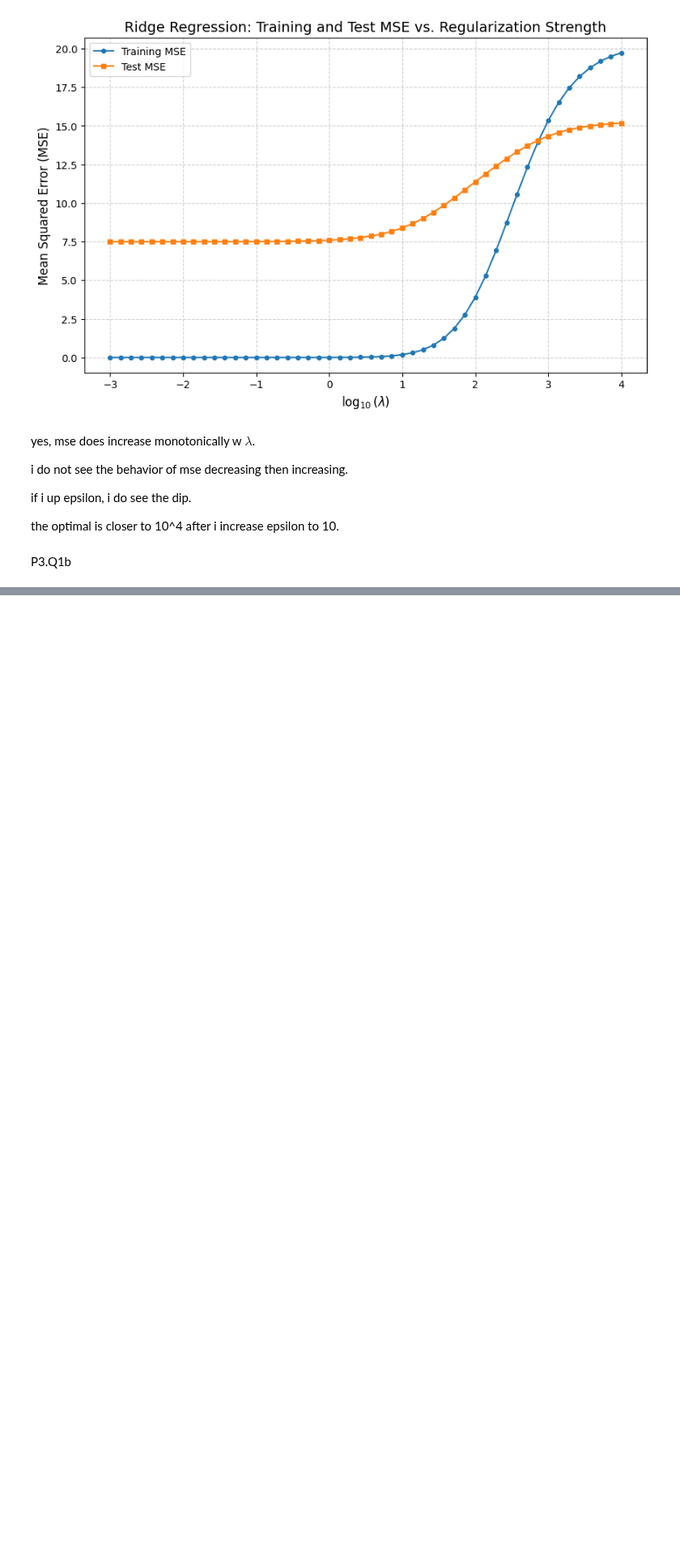
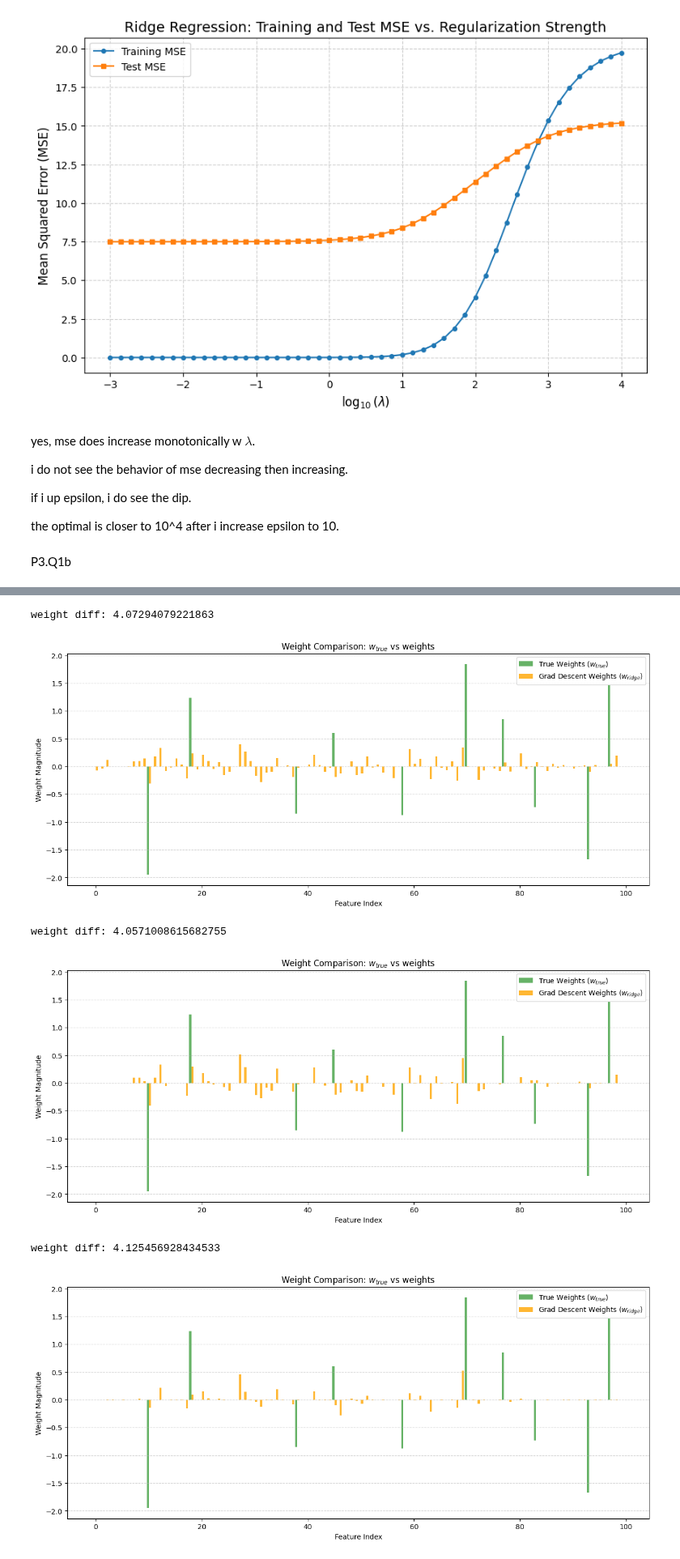
Before and after one commit to splake975/ucsc-2025-2026, a Jupyter notebook: spring_2026/CSE_242/hw2/hw2.ipynb, the cells around one changed output, grey strips where cells are left out. Shown at 81% size. Drawn from its saved outputs; the diff is of its cells as text; code cells hidden in the pictures; blank space fills up the shorter version.

```diff
--- a/spring_2026/CSE_242/hw2/hw2.ipynb
+++ b/spring_2026/CSE_242/hw2/hw2.ipynb
@@ -242,0 +245,45 @@ weight diff: nan
+# %%
+def lasso_gradient_descent(X, y, alpha, lmbda, iterations=1000):
+    """
+    X: Feature matrix (n_samples, n_features)
+    y: Target vector (n_samples, 1)
+    alpha: Learning rate
+    lmbda: Regularization parameter (L1 penalty)
+    """
+    n_samples, n_features = X.shape
+    w = np.zeros((n_features, 1))
+    loss_history = []
+
+    for i in range(iterations):
+        predictions = X @ w
+        error = predictions - y
+
+        l1_penalty = lmbda * np.sum(np.abs(w))
+        loss = (error.T @ error) + l1_penalty
+        loss_history.append(loss.flatten()[0])
+
+        subgradient = 2 * (X.T @ error) + lmbda * np.sign(w)
+
+        # Update weights
+        w = w - alpha * subgradient
+
+    return w, loss_history
+# %%
+alpha2 = 0.001
+lmbda2 = [0.1,1,10]
+for i in range(len(lmbda2)):
+    alpha2_post_grad_descent_weights,alpha2_post_grad_descent_losses = lasso_gradient_descent(X, y, alpha=alpha2, lmbda=lmbda2[i], iterations=1000)
+    final_weights = alpha2_post_grad_descent_weights[:, 0]
+    print(f"weight diff: {np.linalg.norm(final_weights - w_true)}")
+    # plot3(alpha2_post_grad_descent_losses, len(alpha2_post_grad_descent_losses),alpha2,lmbda2[i])
+    # plt.show()
+
+    weight_comparison(final_weights)
+    plt.show()
+# %% [output]
+weight diff: 4.07294079221863
+[figure, added]
+weight diff: 4.0571008615682755
+[figure, added]
+weight diff: 4.125456928434533
+[figure, added]
```
Also changed, not shown: parts of 3 cells of this notebook, 9 other files.
